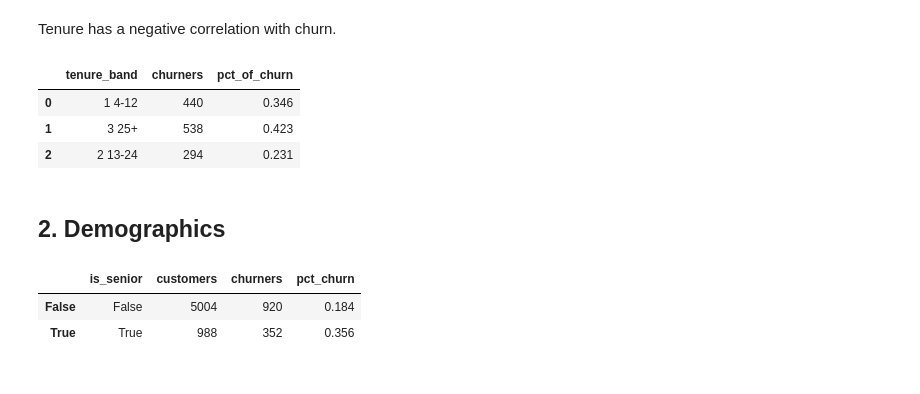
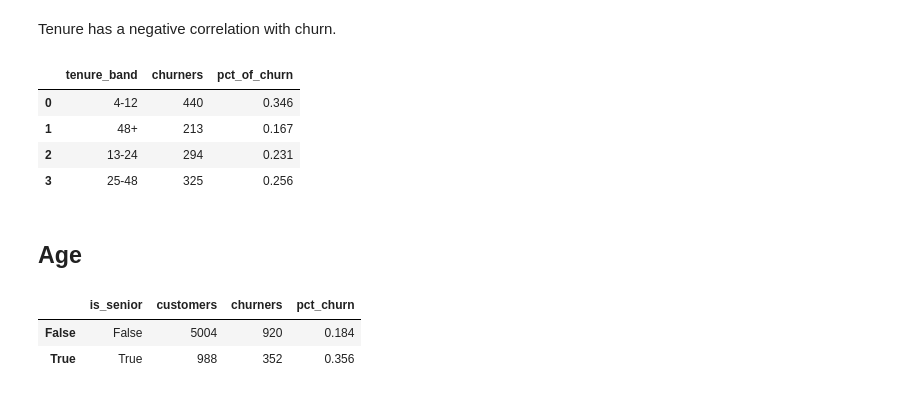
Before and after one commit to aDataMage/connectsphere-churn-bi, a Jupyter notebook: notebooks/Eda.ipynb, the cells around one changed output. Drawn from its saved outputs; the diff is of its cells as text; code cells hidden in the pictures.

```diff
--- a/notebooks/Eda.ipynb
+++ b/notebooks/Eda.ipynb
@@ -281,33 +718,35 @@ Tenure has a negative correlation with churn.
 # %%
 # - What share of *all churners* sits in the first 12 months?
 
 query = """
 SELECT
   CASE
-    WHEN se.tenure_in_months <= 12 THEN '1 4-12'
-    WHEN se.tenure_in_months <= 24 THEN '2 13-24'
-    ELSE '3 25+'
+    WHEN se.tenure_in_months <= 12 THEN '4-12'
+    WHEN se.tenure_in_months <= 24 THEN '13-24'
+    WHEN se.tenure_in_months <= 48 THEN '25-48'
+    ELSE '48+'
   END AS tenure_band,
   COUNT(*) AS churners,
   ROUND(COUNT(*) / SUM(COUNT(*)) OVER (), 3) AS pct_of_churn
 FROM
   `dbt_dev.stg_telco__services` se
   JOIN `dbt_dev.stg_telco__status` st USING (customer_id)
 WHERE
   se.tenure_in_months > 3
   AND st.customer_status = 'churned'
 GROUP BY
   tenure_band
 """
 
 run_query(query)
 # %% [output]
 |  | tenure_band | churners | pct_of_churn |
-| 0 | 1 4-12 | 440 | 0.346 |
-| 1 | 3 25+ | 538 | 0.423 |
-| 2 | 2 13-24 | 294 | 0.231 |
+| 0 | 4-12 | 440 | 0.346 |
+| 1 | 48+ | 213 | 0.167 |
+| 2 | 13-24 | 294 | 0.231 |
+| 3 | 25-48 | 325 | 0.256 |
-# %% [markdown]
-## 2. Demographics
+# %% [markdown]
+## Age
 # %%
 # which age group churn more?
 query = """
```
Also changed, not shown: parts of 124 cells of this notebook, 19 other files.
